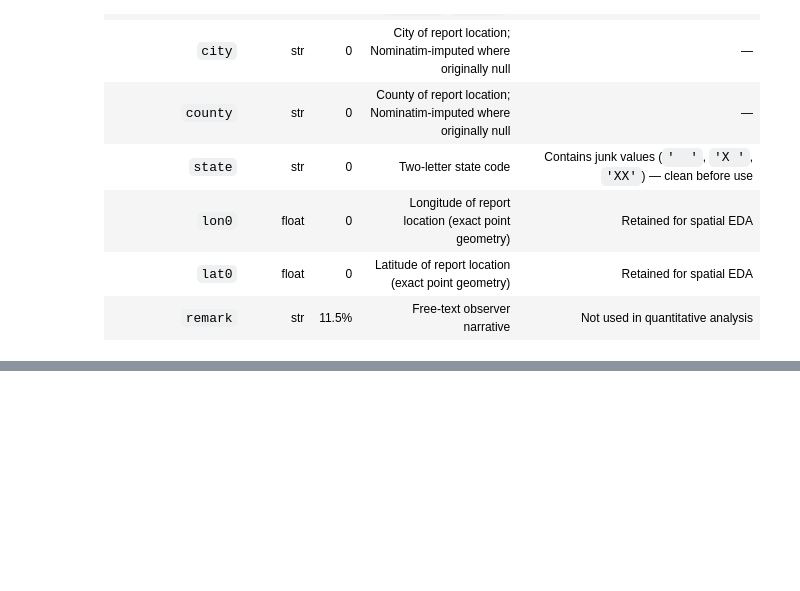
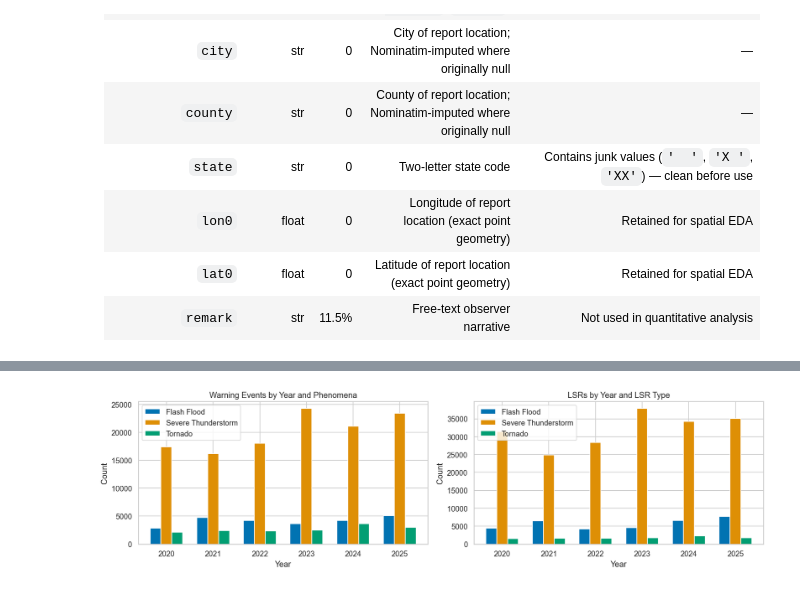
Before and after one commit to craig-rudman/MSDS692, a Jupyter notebook: notebooks/04_eda.ipynb, the cells around one changed output, grey strips where cells are left out. Saved outputs shown, nothing was run; the diff lists cells and outputs as text; code cells hidden in the pictures; blank space fills up the shorter version.

```diff
--- a/notebooks/04_eda.ipynb
+++ b/notebooks/04_eda.ipynb
@@ -45,0 +231,20 @@ This notebook explores the cleaned tables from `data/03_cleaning/` to characteri
+# %%
+fig, axes = plt.subplots(1, 2, figsize=(14, 4), sharey=False)
+
+for ax, df, grp, title in [
+    (axes[0], events, "phenomena", "Warning Events by Year and Phenomena"),
+    (axes[1], sr,     "lsrtype",   "LSRs by Year and LSR Type"),
+]:
+    counts = df.groupby(["year", grp]).size().unstack()
+    counts.rename(columns=PHENOMENA_LABELS).plot(kind="bar", ax=ax, width=0.7)
+    ax.set_title(title)
+    ax.set_xlabel("Year")
+    ax.set_ylabel("Count")
+    ax.tick_params(axis="x", rotation=0)
+    ax.legend(title=None)
+
+plt.tight_layout()
+plt.savefig(IMG_DIR / "eda_01_dataset_overview.png", bbox_inches="tight")
+plt.show()
+# %% [output]
+[figure, added]
```
Also changed, not shown: parts of 22 cells of this notebook, 12 other files.
